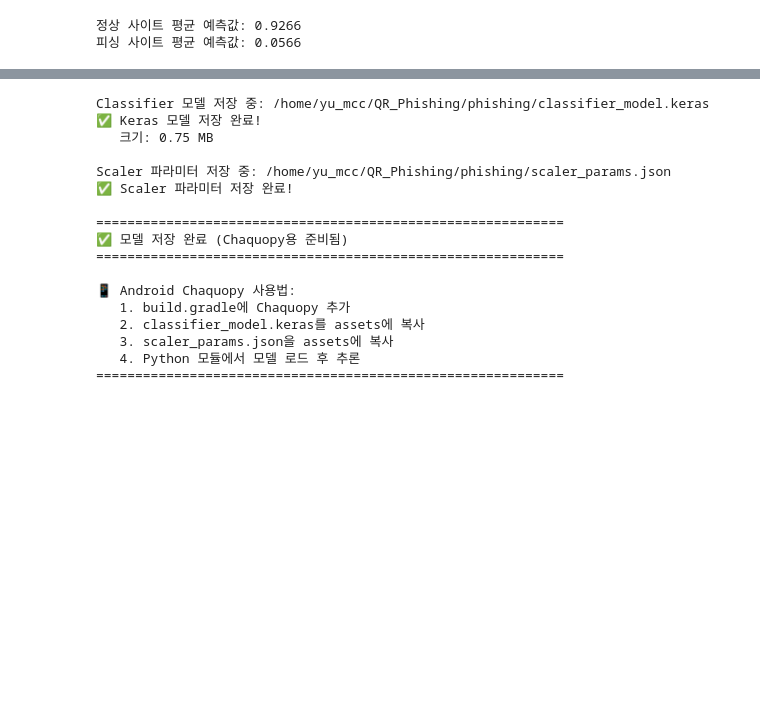
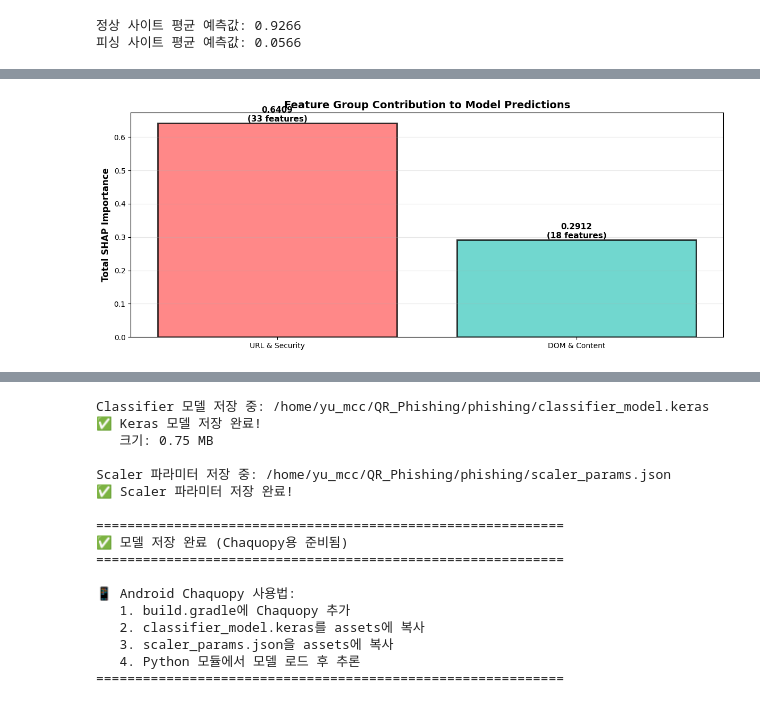
Before and after one commit to Seungminnni/QR_Phishing, a Jupyter notebook: phishing/embedding_model.ipynb, the cells around one changed output, grey strips where cells are left out. Saved outputs shown, nothing was run; the diff lists cells and outputs as text; code cells hidden in the pictures; blank space fills up the shorter version.

```diff
--- a/phishing/embedding_model.ipynb
+++ b/phishing/embedding_model.ipynb
@@ -831,0 +1012,77 @@ t-SNE 변환 중...
+# %%
+# ===== 12-3) 피처 그룹별 기여도 분석 =====
+import pandas as pd
+
+print("="*70)
+print("📊 피처 그룹별 SHAP 기여도")
+print("="*70)
+
+# 피처 그룹 정의 (영어 버전 - 특수문자 제거)
+# Note: Security group features are actually URL-based, so combined into one category
+groups = {
+    'URL & Security': ['length_url', 'length_hostname', 'nb_dots', 'nb_hyphens', 'nb_slash',
+                       'nb_and', 'nb_eq', 'ratio_digits_url', 'ratio_digits_host',
+                       'tld_in_subdomain', 'prefix_suffix', 'shortening_service',
+                       'path_extension', 'length_words_raw', 'char_repeat',
+                       'shortest_words_raw', 'longest_words_raw', 'avg_words_raw',
+                       'nb_underscore', 'nb_percent', 'nb_colon', 'nb_semicolumn', 'nb_space', 'nb_com',
+                       'https_token', 'http_in_path', 'punycode', 'port', 'ip',
+                       'domain_in_brand', 'brand_in_path', 'suspecious_tld', 'statistical_report'],
+
+    'DOM & Content': ['nb_hyperlinks', 'ratio_intHyperlinks', 'ratio_extHyperlinks',
+                      'ratio_nullHyperlinks', 'nb_extCSS', 'login_form',
+                      'external_favicon', 'submit_email', 'sfh', 'iframe', 'popup_window',
+                      'shortest_word_host', 'shortest_word_path', 'longest_word_host',
+                      'longest_word_path', 'avg_word_host', 'avg_word_path', 'phish_hints']
+}
+
+group_importance = {}
+for group_name, group_features in groups.items():
+    group_shap = importance_df[importance_df['feature'].isin(group_features)]
+    total = group_shap['importance'].sum()
+    group_importance[group_name] = {
+        'total': total,
+        'features': len(group_features),
+        'dataframe': group_shap
+    }
+
+# 그룹별 기여도 시각화
+fig, ax = plt.subplots(figsize=(12, 5))
+
+group_names = list(group_importance.keys())
+group_totals = [group_importance[g]['total'] for g in group_names]
+group_counts = [group_importance[g]['features'] for g in group_names]
+
+bars = ax.bar(group_names, group_totals, color=['#FF6B6B', '#4ECDC4', '#45B7D1'], alpha=0.8, edgecolor='black', linewidth=2)
+
+ax.set_ylabel('Total SHAP Importance', fontsize=12, fontweight='bold')
+ax.set_title('Feature Group Contribution to Model Predictions', fontsize=14, fontweight='bold')
+ax.grid(axis='y', alpha=0.3)
+
+# 값 표시
+for bar, total, count in zip(bars, group_totals, group_counts):
+    height = bar.get_height()
+    ax.text(bar.get_x() + bar.get_width()/2., height,
+            f'{total:.4f}\n({count} features)',
+            ha='center', va='bottom', fontsize=11, fontweight='bold')
+
+plt.tight_layout()
+plt.savefig(os.path.join(OUTPUT_DIR, 'shap_group_importance.png'), dpi=200, bbox_inches='tight')
+print(f"✅ 저장됨: {os.path.join(OUTPUT_DIR, 'shap_group_importance.png')}")
+plt.show()
+
+# 그룹별 상세 정보
+print("\n📋 그룹별 상세 기여도:")
+print("-"*70)
+total_importance = importance_df['importance'].sum()
+
+for group_name in group_names:
+    info = group_importance[group_name]
+    percentage = (info['total'] / total_importance) * 100
+    print(f"\n{group_name}")
+    print(f"  총 기여도: {info['total']:.6f} ({percentage:.1f}%)")
+    print(f"  피처 개수: {info['features']}개")
+    print(f"  상위 5개 피처:")
+    for rank, (_, row) in enumerate(info['dataframe'].nlargest(5, 'importance').iterrows(), 1):
+        print(f"    {rank}. {row['feature']:<25} {row['importance']:.6f}")
+# %% [output]
@@ -831,0 +1093 @@ t-SNE 변환 중...
+[figure, added]
```
Also changed, not shown: parts of 7 cells of this notebook, 5 other files.
